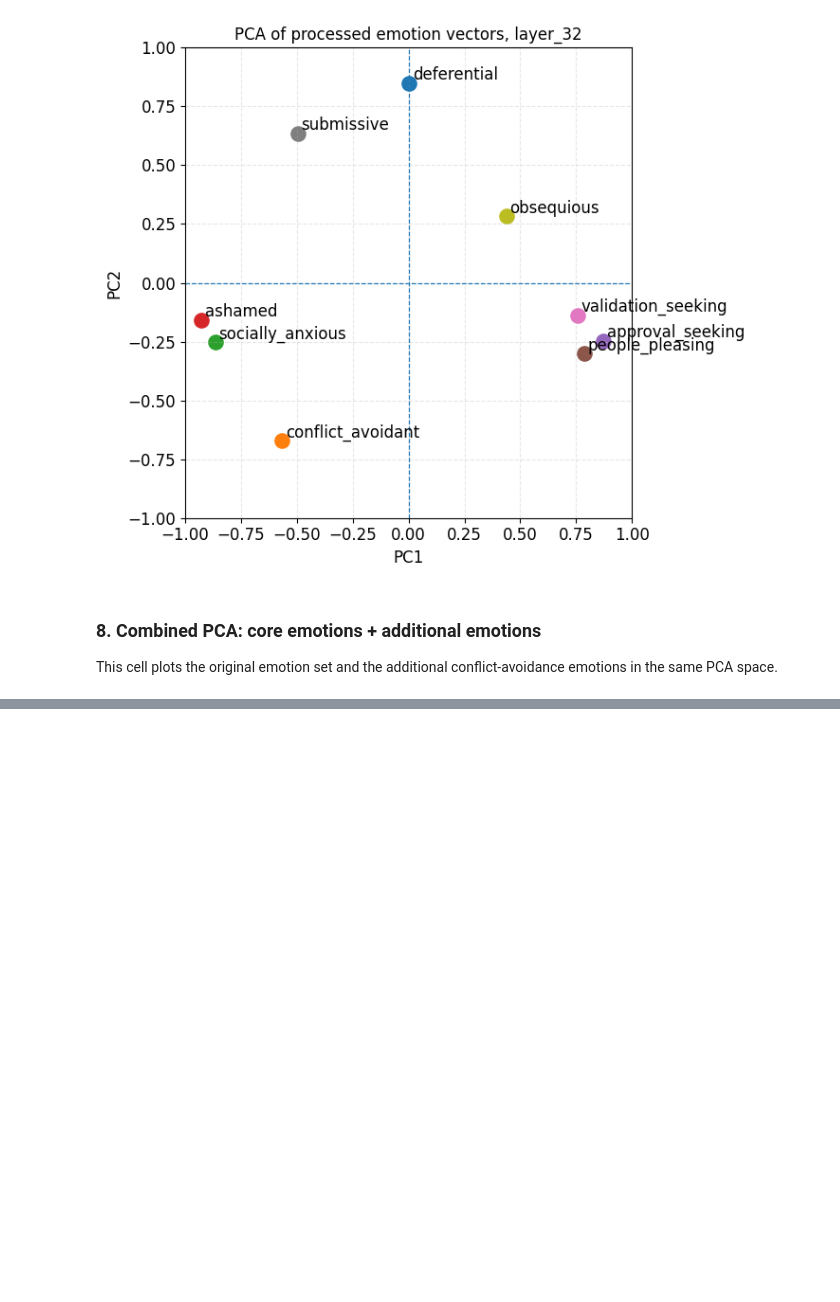
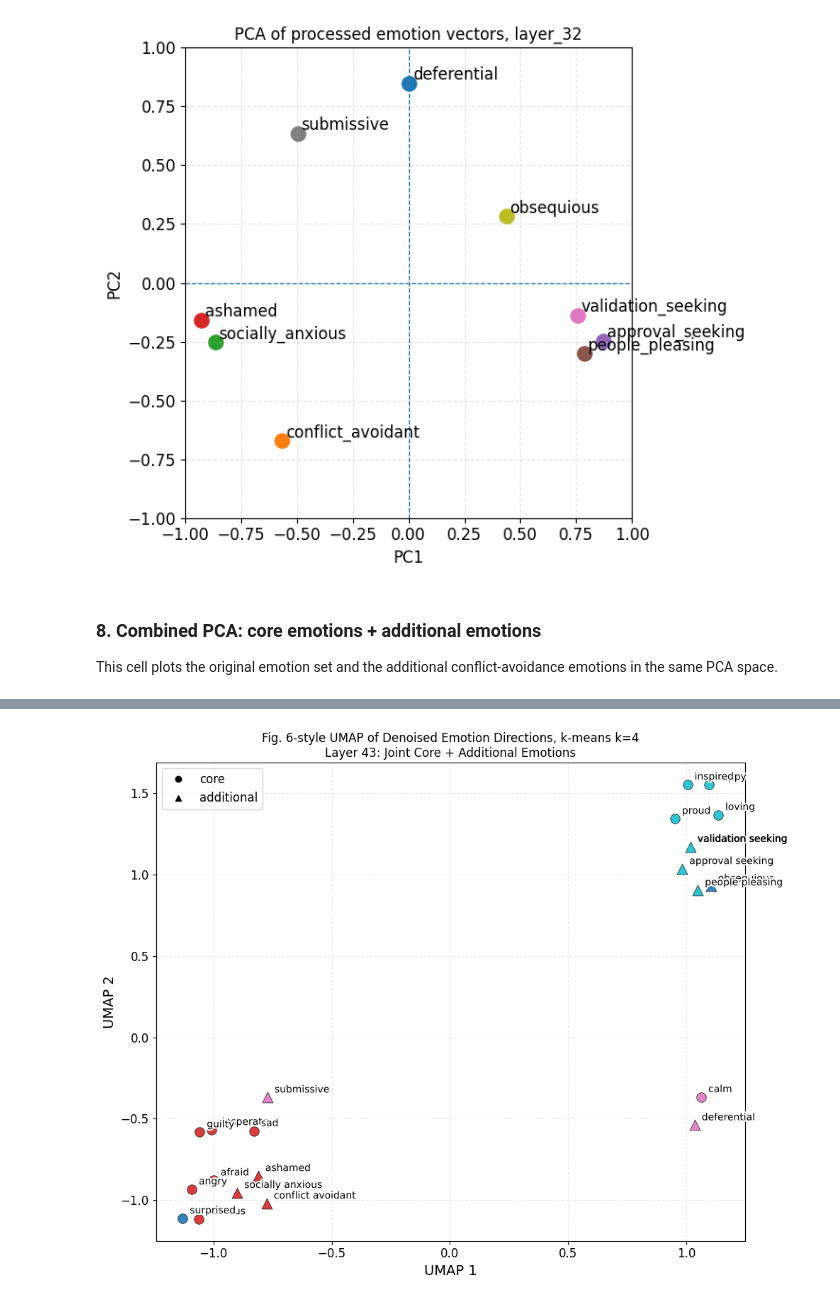
Before and after one commit to daspushpita/emotion-mechanisms-llm, a Jupyter notebook: notebooks/baseline_analysis.ipynb, the cells around one changed output, grey strips where cells are left out. Cells and saved outputs as stored; diff of their text form; code cells hidden in the pictures; blank space fills up the shorter version.

Commit message:
Updated analysis of the emotions clusters

```diff
--- a/notebooks/baseline_analysis.ipynb
+++ b/notebooks/baseline_analysis.ipynb
@@ -44,7 +44,7 @@ Inside neutral: ['layer_0', 'layer_1', 'layer_10', 'layer_11', 'layer_12', 'laye
 from emotion_mechanisms.vectors import EmotionVectorExtractor
 import emotion_mechanisms.config as cfg
 
-activations_path = "../results/baseline/activations_32b.h5"
+activations_path = "../results/baseline/all_layers/activations_32b.h5"
 layer_indices = cfg.LAYER_INDICES_32B
 emotions_extractor = EmotionVectorExtractor(activations_path=activations_path,
                                     layer_indices=layer_indices)
@@ -429,0 +383,74 @@ Total variance explained: 0.56271404
+# %%
+import umap
+import matplotlib.pyplot as plt
+import matplotlib.patheffects as path_effects
+from sklearn.cluster import KMeans
+from sklearn.preprocessing import StandardScaler
+
+# Use 4 clusters for the small joint core + additional emotion set.
+FIG6_K = 4
+
+# Fig. 6 style: cluster the denoised emotion directions, then visualize them jointly with UMAP.
+kmeans = KMeans(n_clusters=FIG6_K, n_init=20, random_state=cfg.SEED)
+cluster_ids = kmeans.fit_predict(V)
+
+reducer = umap.UMAP(
+    n_neighbors=3,
+    min_dist=0.0,
+    metric="cosine",
+    random_state=cfg.SEED,
+)
+umap_2d = reducer.fit_transform(V)
+umap_2d = StandardScaler().fit_transform(umap_2d)
+
+plt.figure(figsize=(10, 8))
+cmap = plt.get_cmap("tab10", FIG6_K)
+markers = {"core": "o", "additional": "^"}
+
+for label, group, cluster_id, (x, y) in zip(labels, groups, cluster_ids, umap_2d):
+    plt.scatter(
+        x,
+        y,
+        marker=markers[group],
+        color=cmap(cluster_id),
+        s=115 if group == "additional" else 95,
+        alpha=0.9,
+        edgecolor="black",
+        linewidth=0.5,
+    )
+    text = plt.text(x + 0.03, y + 0.03, label.replace("_", " "), fontsize=10, color="black")
+    text.set_path_effects([
+        path_effects.Stroke(linewidth=3, foreground="white"),
+        path_effects.Normal(),
+    ])
+
+core_handle = plt.Line2D([], [], marker="o", linestyle="", color="black", label="core")
+additional_handle = plt.Line2D([], [], marker="^", linestyle="", color="black", label="additional")
+plt.legend(handles=[core_handle, additional_handle], fontsize=12, loc="best")
+
+plt.xlabel("UMAP 1", fontsize=14)
+plt.ylabel("UMAP 2", fontsize=14)
+plt.title(
+    f"Fig. 6-style UMAP of Denoised Emotion Directions, k-means k={FIG6_K}"
+    + "\n"
+    + f"Layer {CORE_PCA_LAYER}: Joint Core + Additional Emotions"
+)
+label_offsets = {
+    "happy": (0.03, 0.05),
+    "inspired": (-0.02, 0.06),
+    "loving": (0.03, -0.02),
+    "proud": (0.03, 0.02),
+    "guilty": (-0.03, 0.04),
+    "desperate": (0.02, 0.03),
+    "sad": (0.03, -0.02),
+}
+dx, dy = label_offsets.get(label, (0.03, 0.03))
+plt.text(x + dx, y + dy, label.replace("_", " "), fontsize=10)
+
+plt.grid(alpha=0.25, linestyle="--")
+plt.xticks(fontsize=12)
+plt.yticks(fontsize=12)
+plt.tight_layout()
+plt.show()
+# %% [output]
+[figure, added]
```
Also changed, not shown: parts of 1 cell of this notebook, 4 other files.
